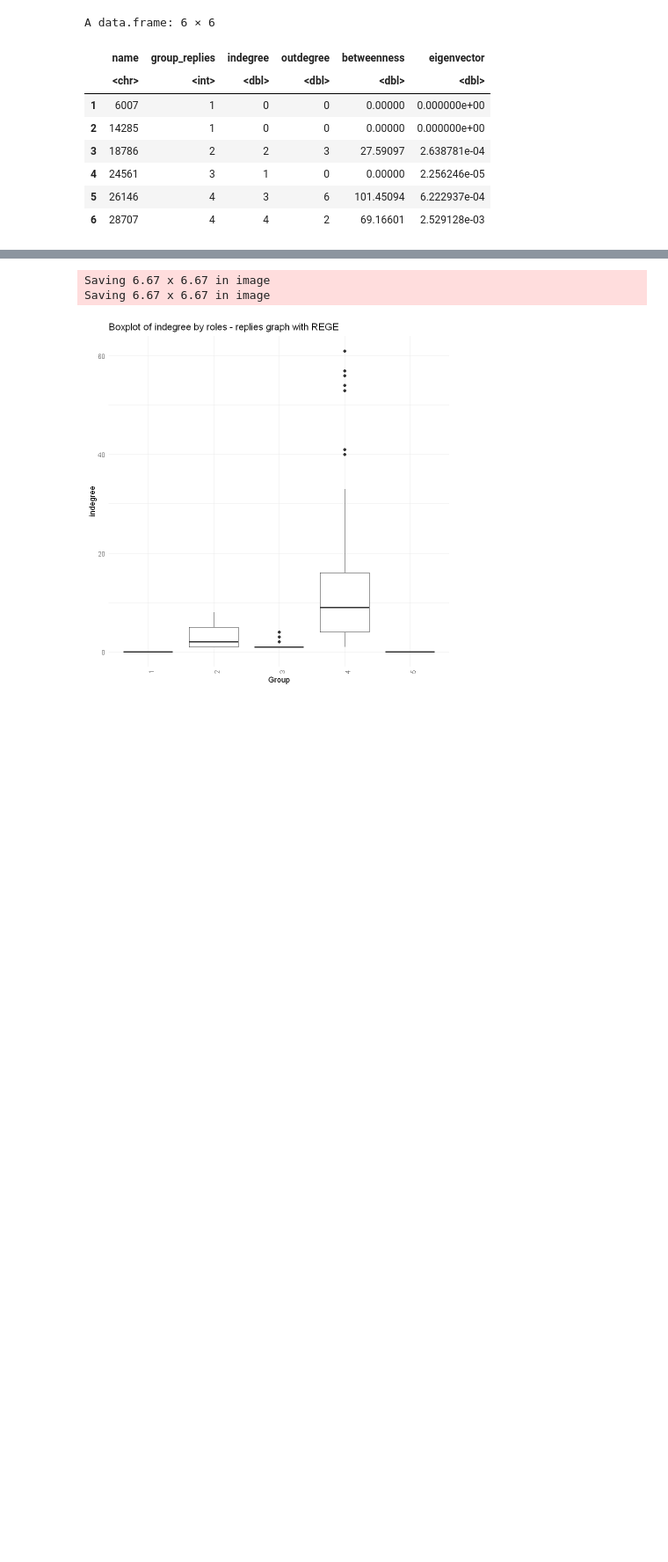
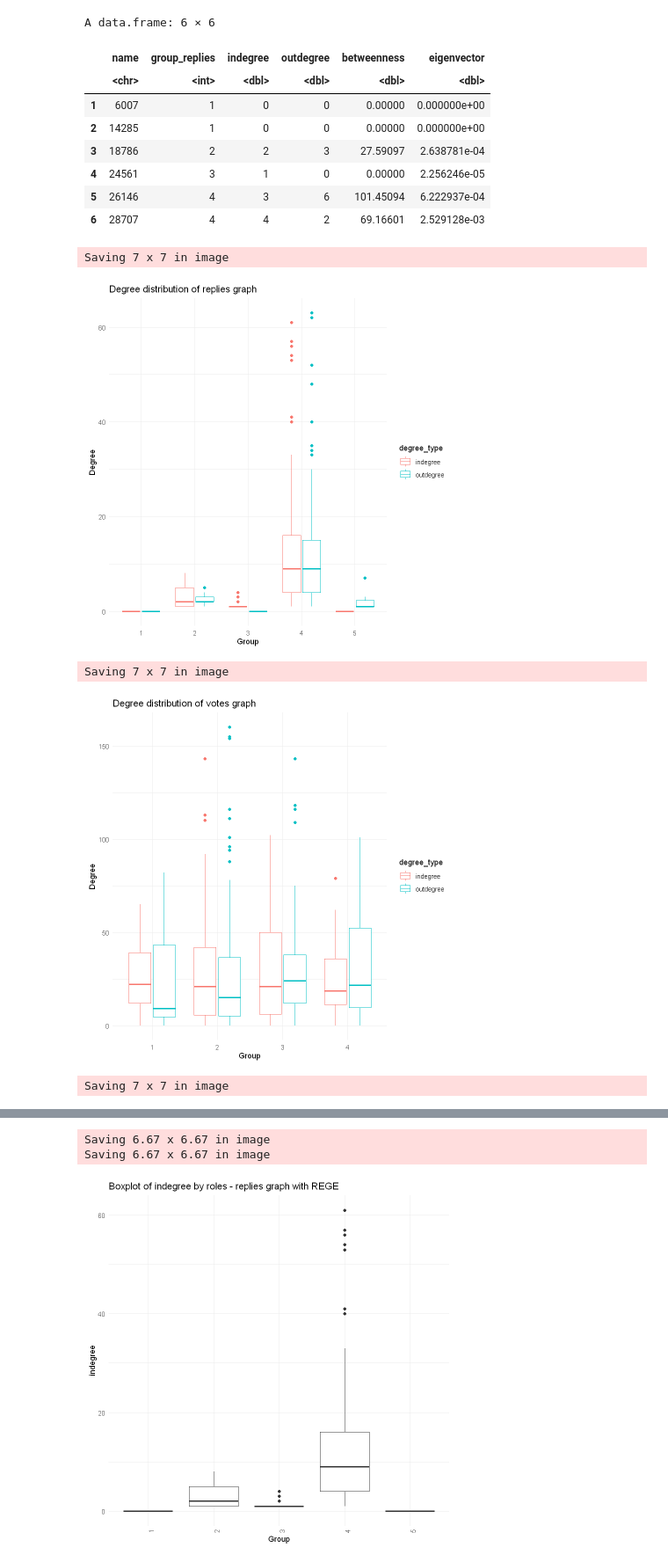
Before and after one commit to babiyivan/network-role-mining, a Jupyter notebook: role_interpretation.ipynb, the cells around one changed output, grey strips where cells are left out. Shown: that part at 88% size. Saved outputs shown, nothing was run; the diff lists cells and outputs as text; code cells hidden in the pictures; blank space fills up the shorter version.

```diff
--- a/role_interpretation.ipynb
+++ b/role_interpretation.ipynb
@@ -340,3 +311,24 @@ A data.frame: 6 × 6
 | 4 | 24561 | 3 | 1 | 0 | 0.00000 | 2.256246e-05 |
 | 5 | 26146 | 4 | 3 | 6 | 101.45094 | 6.222937e-04 |
 | 6 | 28707 | 4 | 4 | 2 | 69.16601 | 2.529128e-03 |
+# %%
+for (t in types) {
+  pivoted = stats[[t]] %>% pivot_longer(cols = c(indegree, outdegree), names_to = "degree_type", values_to = "degree")
+  x = paste0('group_', t)
+  g <- ggplot(pivoted, aes(x = as.factor(.data[[x]]), , y=degree, color = degree_type)) +
+    geom_boxplot() +
+    labs(
+      x = 'Group',
+      y = 'Degree',
+      title = paste('Degree distribution of', t, 'graph')
+    ) +
+    theme_minimal()
+    print(g)
+    ggsave(paste0('results/rege/', t, '-', n, '-degrees.svg'))
+}
+# %% [output]
+Saving 7 x 7 in image
+[figure, added]
+Saving 7 x 7 in image
+[figure, added]
+Saving 7 x 7 in image
```
Also changed, not shown: parts of 6 cells of this notebook.
